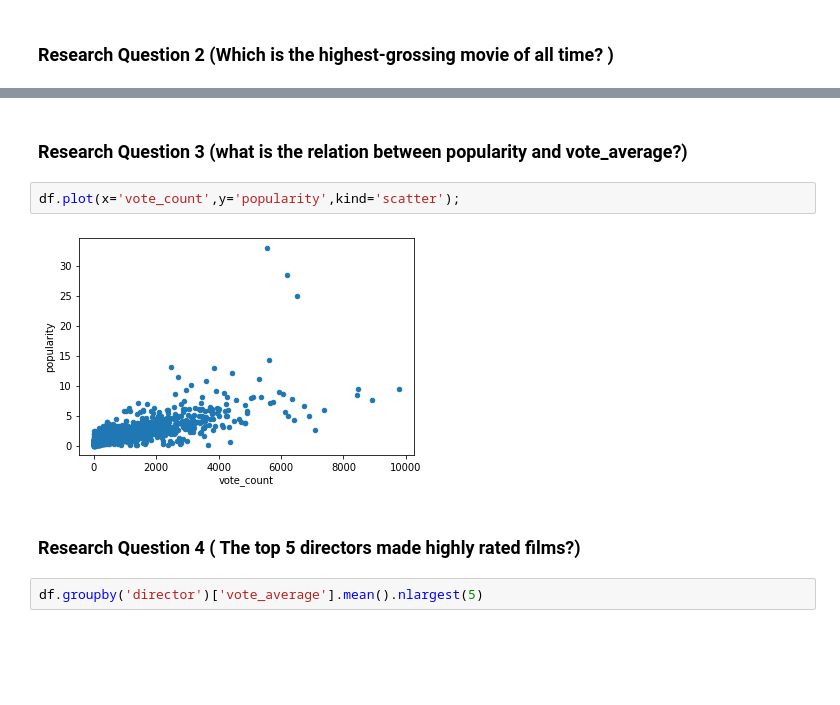
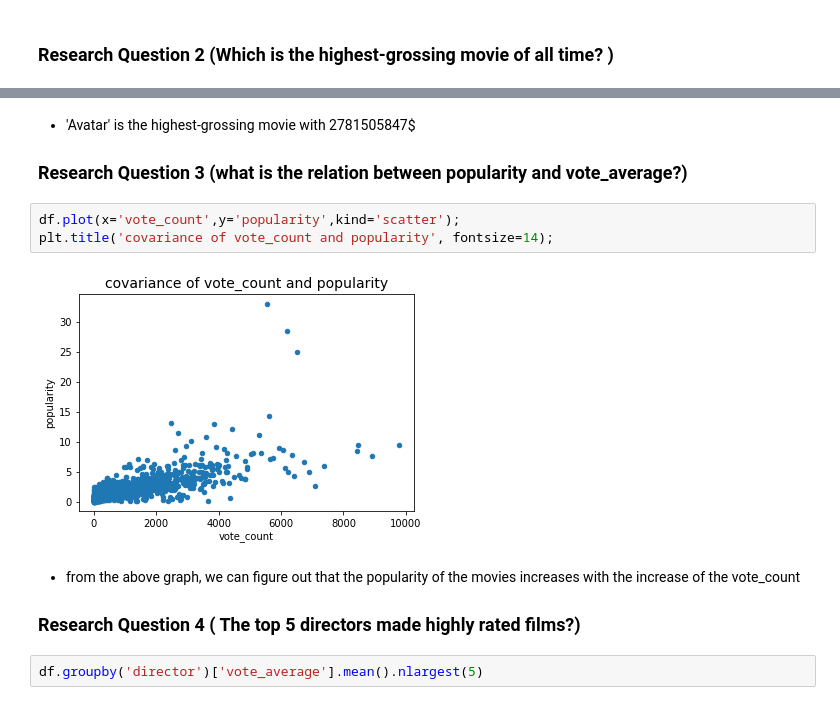
Before and after one commit to baraamagdy/DataAnalysis_assignment-, a Jupyter notebook: investigate-a-tmdb-movies.ipynb, the cells around one changed output, grey strips where cells are left out. Cells and saved outputs as stored; diff of their text form; blank space fills up the shorter version.

```diff
--- a/investigate-a-tmdb-movies.ipynb
+++ b/investigate-a-tmdb-movies.ipynb
@@ -166,10 +193,16 @@ df[df['revenue'] == df['revenue'].max()]['original_title'].values[0]
 # %% [markdown]
+- 'Avatar'  is the highest-grossing movie with 2781505847$
+
+
 ### Research Question 3 (what is the relation between popularity and vote_average?)
 # %%
 df.plot(x='vote_count',y='popularity',kind='scatter');
+plt.title('covariance of vote_count and popularity', fontsize=14);
 # %% [output]
-[figure, old version]
+[figure, new version]
 # %% [markdown]
+- from the above graph, we can figure out that the popularity of the movies increases with the increase of the vote_count
+
 ### Research Question 4 ( The top 5 directors made highly rated films?)
 # %%
 df.groupby('director')['vote_average'].mean().nlargest(5)
```
Also changed, not shown: parts of 17 cells of this notebook.
